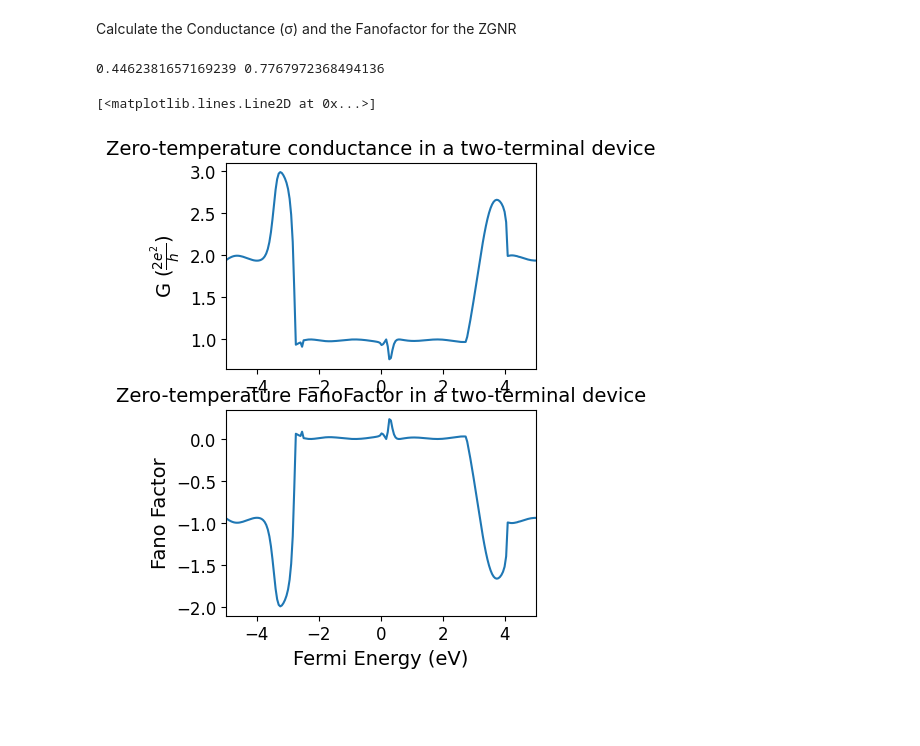
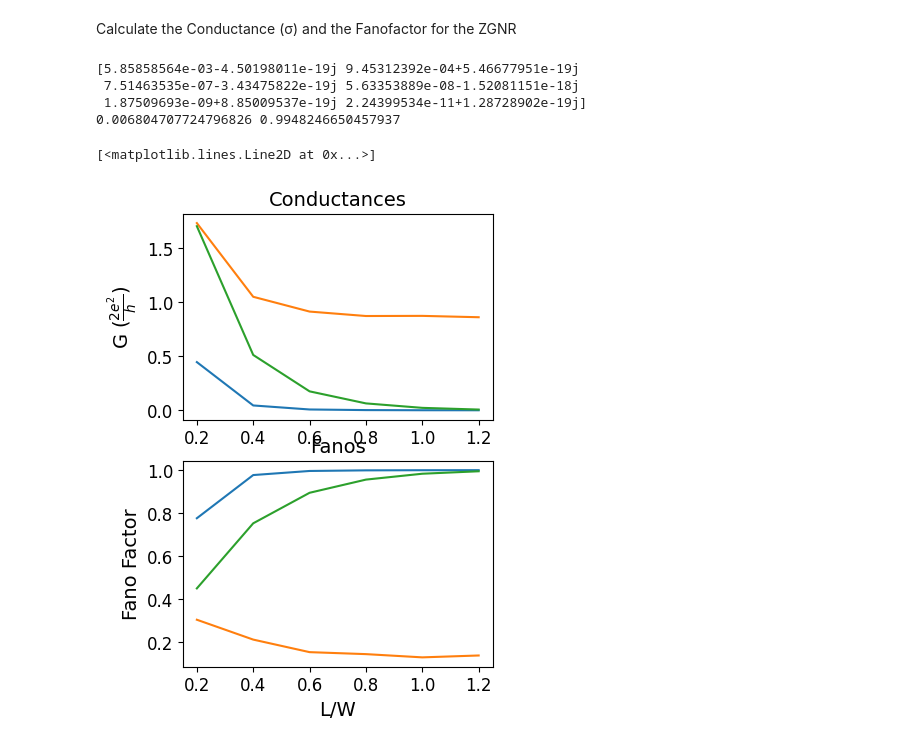
Before and after one commit to AndrewCrossman/PHYS824, a Jupyter notebook: Phys824_Final.ipynb, the cells around one changed output. Cells and saved outputs as stored; diff of their text form; code cells hidden in the pictures; blank space fills up the shorter version.

```diff
--- a/Phys824_Final.ipynb
+++ b/Phys824_Final.ipynb
@@ -89,6 +89,7 @@ np.random.seed(2)
 tmat = smatrix.submatrix(1, 0) # transmission from lead 0->1
 tt = np.dot(tmat, tmat.conj())
 evals = np.linalg.eigvals(tt)
+print(evals)
 num = 0
 den = 0
 for x in evals:
@@ -98,28 +99,44 @@ conductance = den.real # from lead 0->1
 fano = (num/den).real
 print(conductance, fano)
 # %% [output]
-0.4462381657169239 0.7767972368494136
+[5.85858564e-03-4.50198011e-19j 9.45312392e-04+5.46677951e-19j
+ 7.51463535e-07-3.43475822e-19j 5.63353889e-08-1.52081151e-18j
+ 1.87509693e-09+8.85009537e-19j 2.24399534e-11+1.28728902e-19j]
+0.006804707724796826 0.9948246650457937
+# %%
+L_over_W = [0.2, 0.4, 0.6, 0.8, 1.0, 1.2]
+w50_conds = np.array([0.4462381657169239, 0.04473887344660933, 0.007496171923809065, 0.0018126766102726257, 0.0005234517880581903, 0.00015828552627827666])
+w50_fanos = np.array([0.7767972368494136, 0.9772522314857331, 0.9962352742330622, 0.9990915017309743, 0.9997343710443929, 0.9999202567080804])
+w100_conds = np.array([1.73369558456882, 1.0511411087677605, 0.9142122524353296, 0.8730576019743752, 0.8743751021693, 0.8618147550029748])
+w100_fanos = np.array([0.3056562450381863, 0.21346157340566535, 0.1551844108333043, 0.14599312697567976, 0.13096778910709178, 0.13968701961026933])
+w150_conds = np.array([1.7049184092437302, 0.5124970684360242, 0.17533852725474222, 0.06383342080455355, 0.022552787597318852, 0.006804707724796826])
+w150_fanos = np.array([0.4510601420203352, 0.753256850661378, 0.8949560769203767, 0.9561454567253429, 0.9834109647311361, 0.9948246650457937])
+w200_conds = np.array([])
+w200_fanos = np.array([])
 # %%
 plt.figure(dpi=100,figsize=(4,6))
 plt.subplot(211)
 axes = plt.gca()
-axes.set_title('Zero-temperature conductance in a two-terminal device', fontsize=14)
+axes.set_title('Conductances', fontsize=14)
 axes.set_xlabel('', fontsize=14)
 axes.set_ylabel(r'G ($\frac{2e^2}{h}$)', fontsize=14)
-axes.set_xlim(-5,5)
 plt.xticks(fontsize=12)
 plt.yticks(fontsize=12)
-plt.plot(energies, t10, color='C0');
+plt.plot(L_over_W, w50_conds);
+plt.plot(L_over_W, w100_conds);
+plt.plot(L_over_W, w150_conds);
 
 plt.subplot(212)
 axes = plt.gca()
-axes.set_title('Zero-temperature FanoFactor in a two-terminal device', fontsize=14)
-axes.set_xlabel('Fermi Energy (eV)', fontsize=14)
+axes.set_title('Fanos', fontsize=14)
+axes.set_xlabel('L/W', fontsize=14)
 axes.set_ylabel(r'Fano Factor', fontsize=14)
-axes.set_xlim(-5,5)
+#axes.set_xlim(-5,5)
 plt.xticks(fontsize=12)
 plt.yticks(fontsize=12)
-plt.plot(energies, fano,color='C0')
+plt.plot(L_over_W, w50_fanos)
+plt.plot(L_over_W, w100_fanos)
+plt.plot(L_over_W, w150_fanos)
 # %% [output]
 [<matplotlib.lines.Line2D at 0x...>]
-[figure, old version]
+[figure, new version]
```
Also changed, not shown: parts of 3 cells of this notebook.
